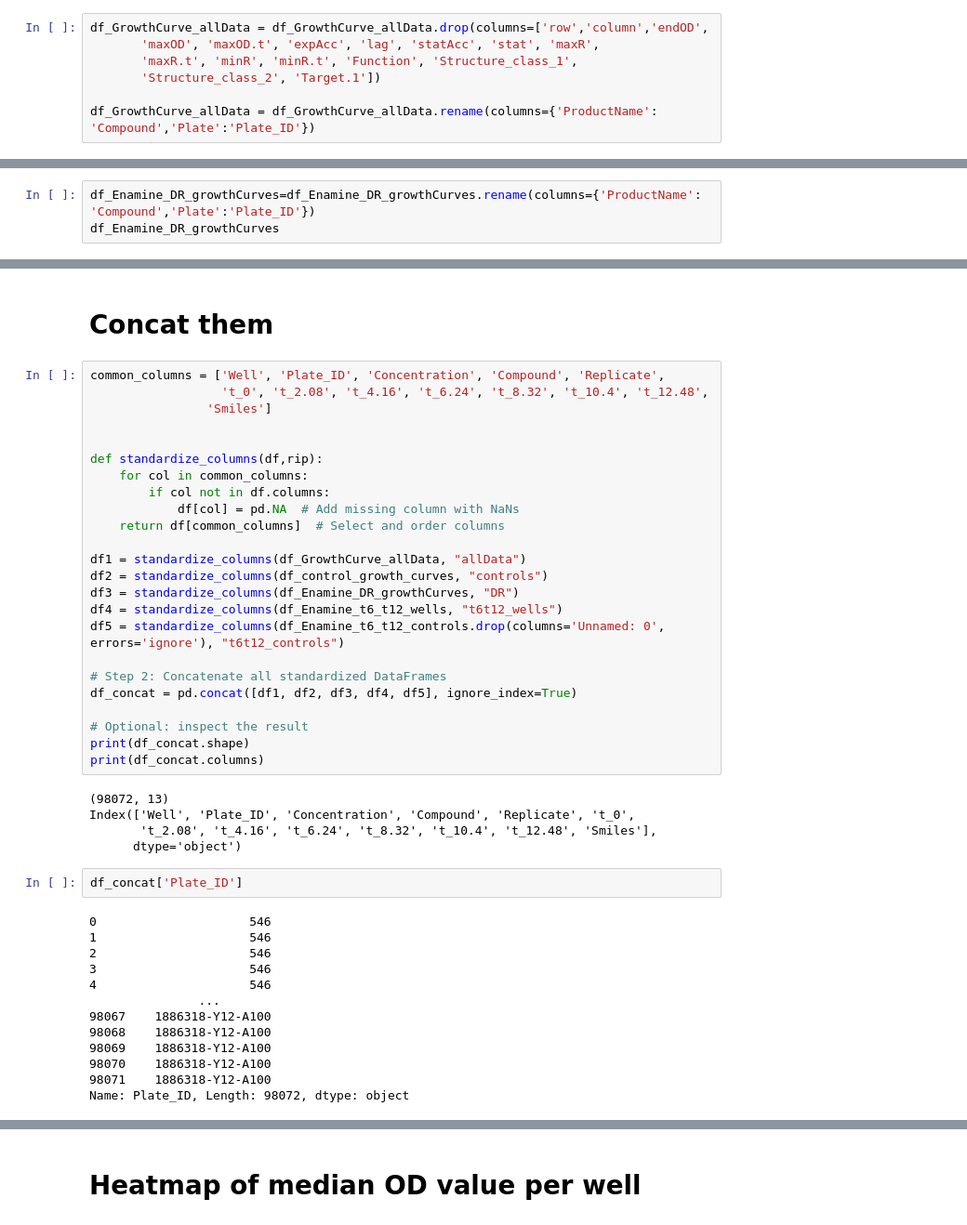
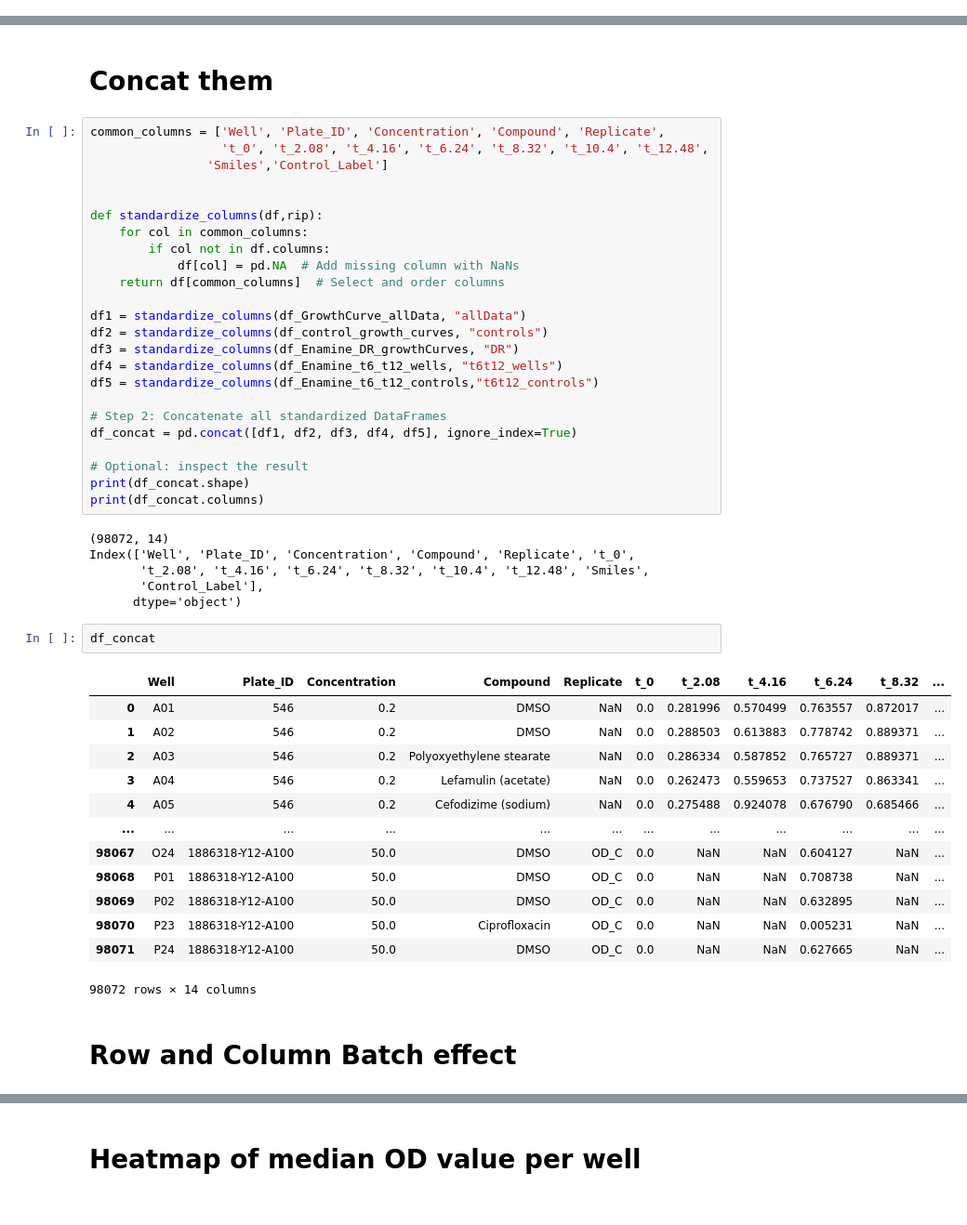
Before and after one commit to ethankreuzer/local_growthcurve, a Jupyter notebook: Well_Plate_effects.ipynb, the cells around one changed output, grey strips where cells are left out. Shown: that part at 93% size. Cells and saved outputs as stored; diff of their text form.

```diff
--- a/Well_Plate_effects.ipynb
+++ b/Well_Plate_effects.ipynb
@@ -70,7 +144,0 @@ df_Enamine_t6_t12_controls: ['1886318-Y12-A081' '1886318-Y12-A082' '1886318-Y12-
-# %%
-df_GrowthCurve_allData = df_GrowthCurve_allData.drop(columns=['row','column','endOD',
-       'maxOD', 'maxOD.t', 'expAcc', 'lag', 'statAcc', 'stat', 'maxR',
-       'maxR.t', 'minR', 'minR.t', 'Function', 'Structure_class_1',
-       'Structure_class_2', 'Target.1'])
-
-df_GrowthCurve_allData = df_GrowthCurve_allData.rename(columns={'ProductName': 'Compound','Plate':'Plate_ID'})
@@ -93,3 +144,0 @@ df_GrowthCurve_allData
-# %%
-df_Enamine_DR_growthCurves=df_Enamine_DR_growthCurves.rename(columns={'ProductName': 'Compound','Plate':'Plate_ID'})
-df_Enamine_DR_growthCurves
@@ -143,7 +147,7 @@ df_Enamine_t6_t12_controls['Concentration'] = 50
 # %%
 common_columns = ['Well', 'Plate_ID', 'Concentration', 'Compound', 'Replicate',
                   't_0', 't_2.08', 't_4.16', 't_6.24', 't_8.32', 't_10.4', 't_12.48',
-                'Smiles']
+                'Smiles','Control_Label']
 
 
 def standardize_columns(df,rip):
@@ -156,7 +160,7 @@ df1 = standardize_columns(df_GrowthCurve_allData, "allData")
 df2 = standardize_columns(df_control_growth_curves, "controls")
 df3 = standardize_columns(df_Enamine_DR_growthCurves, "DR")
 df4 = standardize_columns(df_Enamine_t6_t12_wells, "t6t12_wells")
-df5 = standardize_columns(df_Enamine_t6_t12_controls.drop(columns='Unnamed: 0', errors='ignore'), "t6t12_controls")
+df5 = standardize_columns(df_Enamine_t6_t12_controls,"t6t12_controls")
 
 # Step 2: Concatenate all standardized DataFrames
 df_concat = pd.concat([df1, df2, df3, df4, df5], ignore_index=True)
@@ -165,22 +169,26 @@ df_concat = pd.concat([df1, df2, df3, df4, df5], ignore_index=True)
 print(df_concat.shape)
 print(df_concat.columns)
 # %% [output]
-(98072, 13)
+(98072, 14)
 Index(['Well', 'Plate_ID', 'Concentration', 'Compound', 'Replicate', 't_0',
-       't_2.08', 't_4.16', 't_6.24', 't_8.32', 't_10.4', 't_12.48', 'Smiles'],
+       't_2.08', 't_4.16', 't_6.24', 't_8.32', 't_10.4', 't_12.48', 'Smiles',
+       'Control_Label'],
       dtype='object')
 # %%
-df_concat['Plate_ID']
+df_concat
 # %% [output]
+|  | Well | Plate_ID | Concentration | Compound | Replicate | t_0 | t_2.08 | t_4.16 | t_6.24 | t_8.32 | ... |
+| 0 | A01 | 546 | 0.2 | DMSO | NaN | 0.0 | 0.281996 | 0.570499 | 0.763557 | 0.872017 | ... |
+| 1 | A02 | 546 | 0.2 | DMSO | NaN | 0.0 | 0.288503 | 0.613883 | 0.778742 | 0.889371 | ... |
+| 2 | A03 | 546 | 0.2 | Polyoxyethylene stearate | NaN | 0.0 | 0.286334 | 0.587852 | 0.765727 | 0.889371 | ... |
+| 3 | A04 | 546 | 0.2 | Lefamulin (acetate) | NaN | 0.0 | 0.262473 | 0.559653 | 0.737527 | 0.863341 | ... |
+| 4 | A05 | 546 | 0.2 | Cefodizime (sodium) | NaN | 0.0 | 0.275488 | 0.924078 | 0.676790 | 0.685466 | ... |
+| ... | ... | ... | ... | ... | ... | ... | ... | ... | ... | ... | ... |
+| 98067 | O24 | 1886318-Y12-A100 | 50.0 | DMSO | OD_C | 0.0 | NaN | NaN | 0.604127 | NaN | ... |
+| 98068 | P01 | 1886318-Y12-A100 | 50.0 | DMSO | OD_C | 0.0 | NaN | NaN | 0.708738 | NaN | ... |
+| 98069 | P02 | 1886318-Y12-A100 | 50.0 | DMSO | OD_C | 0.0 | NaN | NaN | 0.632895 | NaN | ... |
+| 98070 | P23 | 1886318-Y12-A100 | 50.0 | Ciprofloxacin | OD_C | 0.0 | NaN | NaN | 0.005231 | NaN | ... |
+| 98071 | P24 | 1886318-Y12-A100 | 50.0 | DMSO | OD_C | 0.0 | NaN | NaN | 0.627665 | NaN | ... |
-0                     546
-1                     546
-2                     546
-3                     546
-4                     546
-               ...
-98067    1886318-Y12-A100
-98068    1886318-Y12-A100
-98069    1886318-Y12-A100
-98070    1886318-Y12-A100
-98071    1886318-Y12-A100
-Name: Plate_ID, Length: 98072, dtype: object
+98072 rows × 14 columns
+# %% [markdown]
+# Row and Column Batch effect
```
Also changed, not shown: parts of 51 cells of this notebook.
